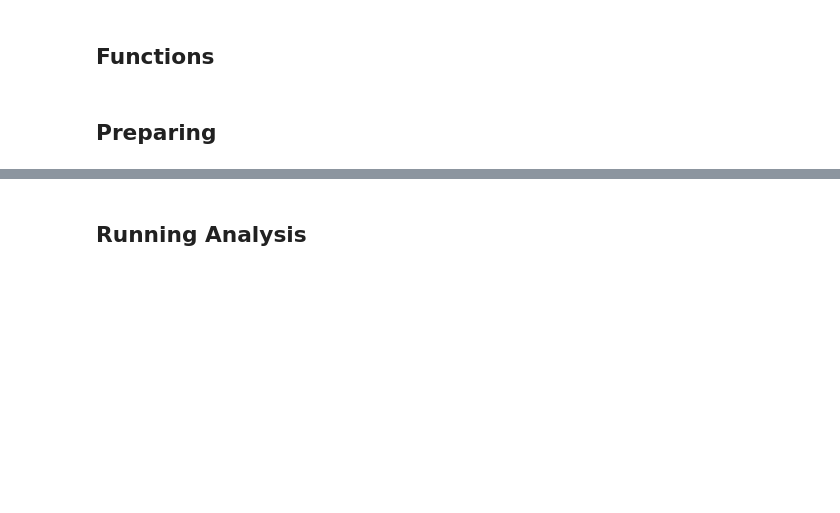
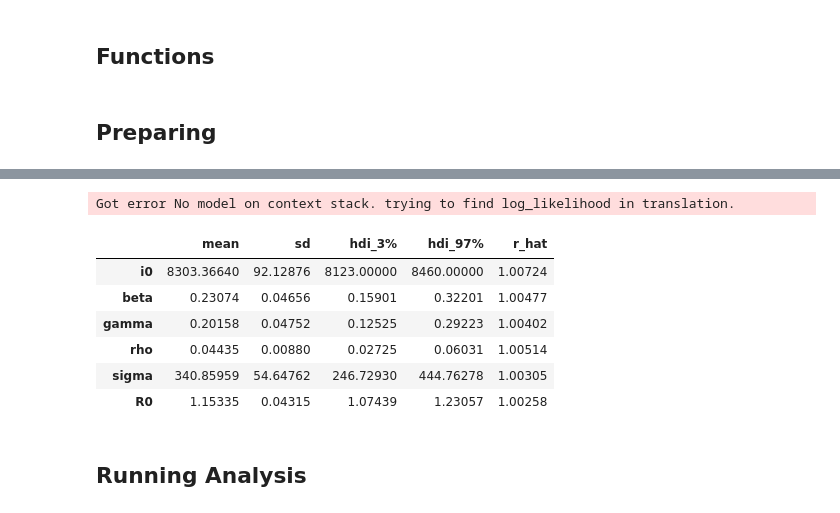
Before and after one commit to zenodea/MCMC_parameter_estimation, a Jupyter notebook: Data Analysis/mcmc.ipynb, the cells around one changed output, grey strips where cells are left out. Drawn from its saved outputs; the diff is of its cells as text; code cells hidden in the pictures; blank space fills up the shorter version.

```diff
--- a/Data Analysis/mcmc.ipynb
+++ b/Data Analysis/mcmc.ipynb
@@ -151,0 +174,2 @@ Got error No model on context stack. trying to find log_likelihood in translatio
+# %%
+test2 = runMCMC(dataSets[1],quarantine_one_population[1],'2020-03-30','2020-04-20',30,beta[0],gamma[2],rho[1])
@@ -152,3 +192,17 @@ Got error No model on context stack. trying to find log_likelihood in translatio
+# %%
+table = printMCMCTables(test2)[['mean','sd','hdi_3%','hdi_97%','r_hat']]
+table_graphs = table[["mean","sd"]]
+table_graphs_values = table_graphs.loc[["beta","gamma","rho",'i0']]
+table
+# %% [output]
+Got error No model on context stack. trying to find log_likelihood in translation.
+|  | mean | sd | hdi_3% | hdi_97% | r_hat |
+| i0 | 8303.36640 | 92.12876 | 8123.00000 | 8460.00000 | 1.00724 |
+| beta | 0.23074 | 0.04656 | 0.15901 | 0.32201 | 1.00477 |
+| gamma | 0.20158 | 0.04752 | 0.12525 | 0.29223 | 1.00402 |
+| rho | 0.04435 | 0.00880 | 0.02725 | 0.06031 | 1.00514 |
+| sigma | 340.85959 | 54.64762 | 246.72930 | 444.76278 | 1.00305 |
+| R0 | 1.15335 | 0.04315 | 1.07439 | 1.23057 | 1.00258 |
 # %%
 # file names, dates and and offsets for second quarantine
 quarantine_two_offsets = []
```
Also changed, not shown: parts of 5 cells of this notebook, 1 other file.
